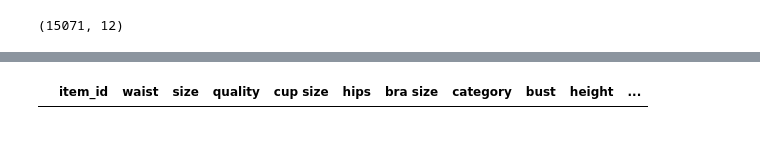
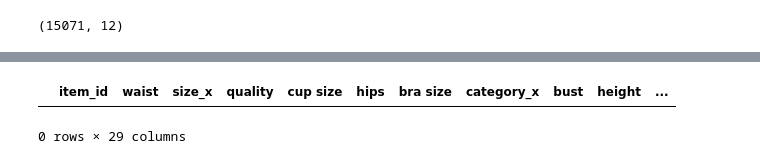
Before and after one commit to Matteo-Candi/Recommander-System, a Jupyter notebook: MarketBias.ipynb, the cells around one changed output, grey strips where cells are left out. Cells and saved outputs as stored; diff of their text form; code cells hidden in the pictures.

```diff
--- a/MarketBias.ipynb
+++ b/MarketBias.ipynb
@@ -100,4 +72,7 @@ ModCloth.shape
+# %%
+new_df
+# %% [output]
+|  | item_id | waist | size_x | quality | cup size | hips | bra size | category_x | bust | height | ... |
+0 rows × 29 columns
 # %%
-ModCloth[ModCloth.item_id == '123789']
+ModCloth.item_id = ModCloth.item_id.astype('int')
-# %% [output]
-|  | item_id | waist | size | quality | cup size | hips | bra size | category | bust | height | ... |
```
Also changed, not shown: parts of 10 cells of this notebook, 3 other files.
